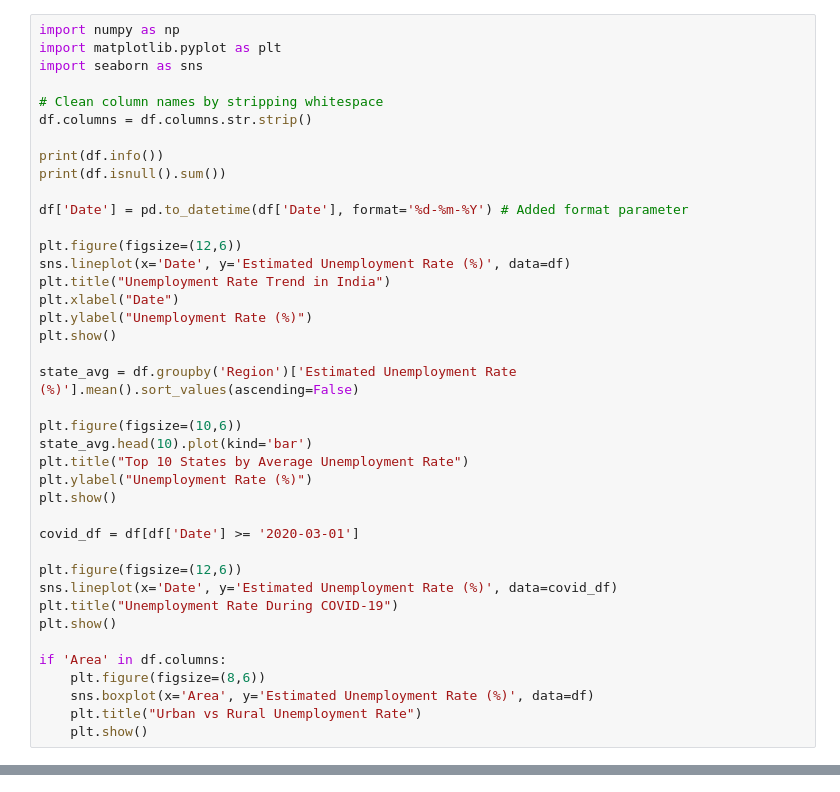
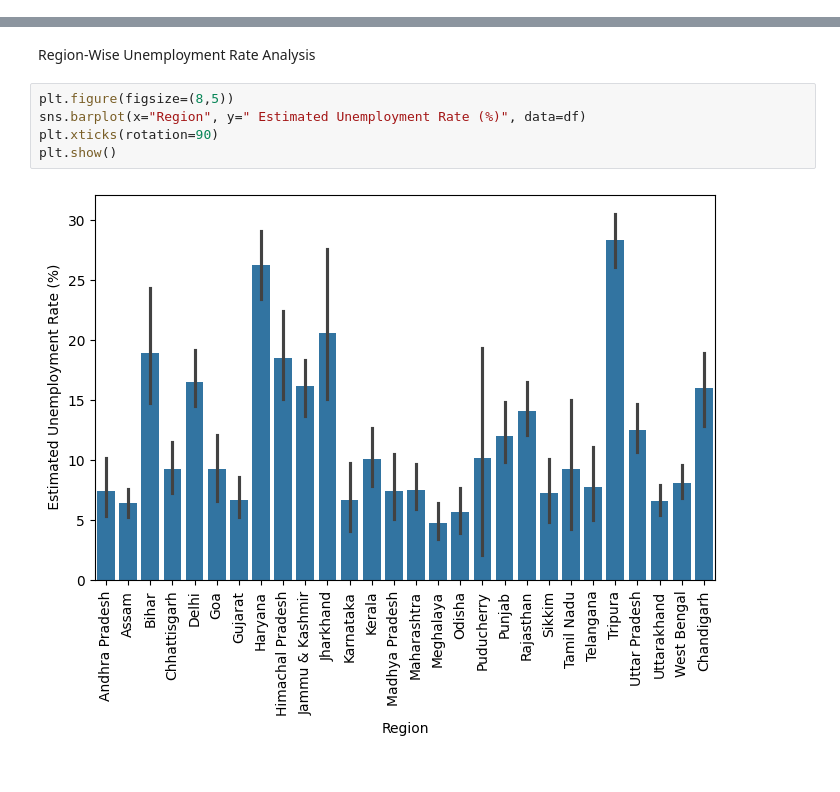
Before and after one commit to KadamShivanjalii/OIBSIP_DataScience_Task2, a Jupyter notebook: Unemployment_Analysis.ipynb, the cells around one changed output, grey strips where cells are left out. Saved outputs shown, nothing was run; the diff lists cells and outputs as text.

```diff
--- a/Unemployment_Analysis.ipynb
+++ b/Unemployment_Analysis.ipynb
@@ -29,40 +26,0 @@ os.listdir()
-# %%
-import numpy as np
-import matplotlib.pyplot as plt
-import seaborn as sns
-
-# Clean column names by stripping whitespace
-df.columns = df.columns.str.strip()
-
-print(df.info())
-print(df.isnull().sum())
-
-df['Date'] = pd.to_datetime(df['Date'], format='%d-%m-%Y') # Added format parameter
-
-plt.figure(figsize=(12,6))
-sns.lineplot(x='Date', y='Estimated Unemployment Rate (%)', data=df)
-plt.title("Unemployment Rate Trend in India")
-plt.xlabel("Date")
-plt.ylabel("Unemployment Rate (%)")
-plt.show()
-
-state_avg = df.groupby('Region')['Estimated Unemployment Rate (%)'].mean().sort_values(ascending=False)
-
-plt.figure(figsize=(10,6))
-state_avg.head(10).plot(kind='bar')
-plt.title("Top 10 States by Average Unemployment Rate")
-plt.ylabel("Unemployment Rate (%)")
-plt.show()
-
-covid_df = df[df['Date'] >= '2020-03-01']
-
-plt.figure(figsize=(12,6))
-sns.lineplot(x='Date', y='Estimated Unemployment Rate (%)', data=covid_df)
-plt.title("Unemployment Rate During COVID-19")
-plt.show()
-
-if 'Area' in df.columns:
-    plt.figure(figsize=(8,6))
-    sns.boxplot(x='Area', y='Estimated Unemployment Rate (%)', data=df)
-    plt.title("Urban vs Rural Unemployment Rate")
-    plt.show()
@@ -100,0 +51,9 @@ Post-pandemic trends show gradual recovery, but differences among states remain.
+# %% [markdown]
+Region-Wise Unemployment Rate Analysis
+# %%
+plt.figure(figsize=(8,5))
+sns.barplot(x="Region", y=" Estimated Unemployment Rate (%)", data=df)
+plt.xticks(rotation=90)
+plt.show()
+# %% [output]
+[figure, added]
```
Also changed, not shown: parts of 12 cells of this notebook.
